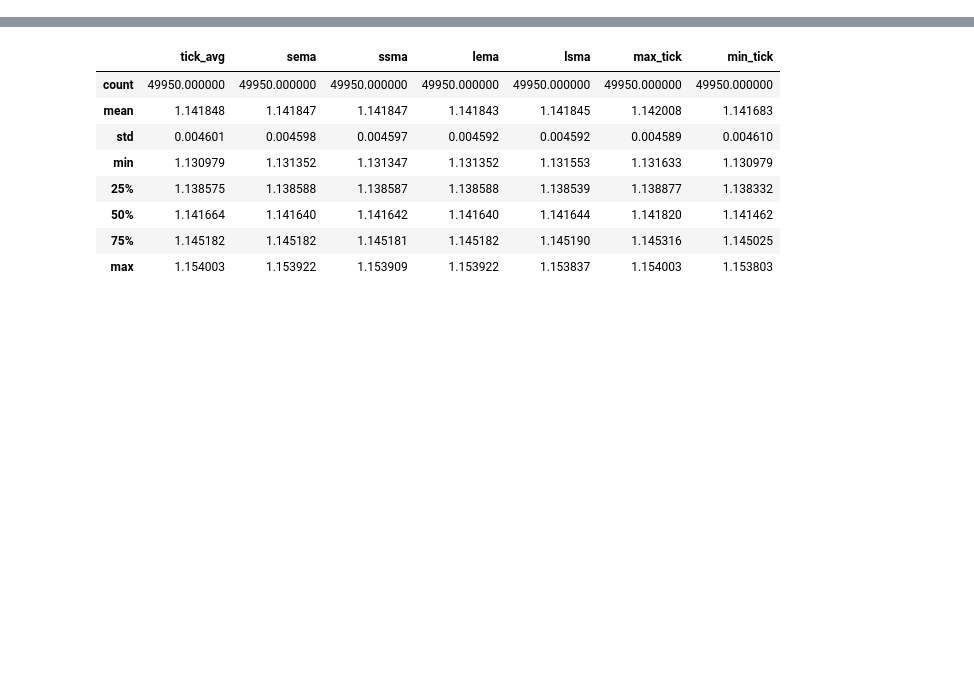
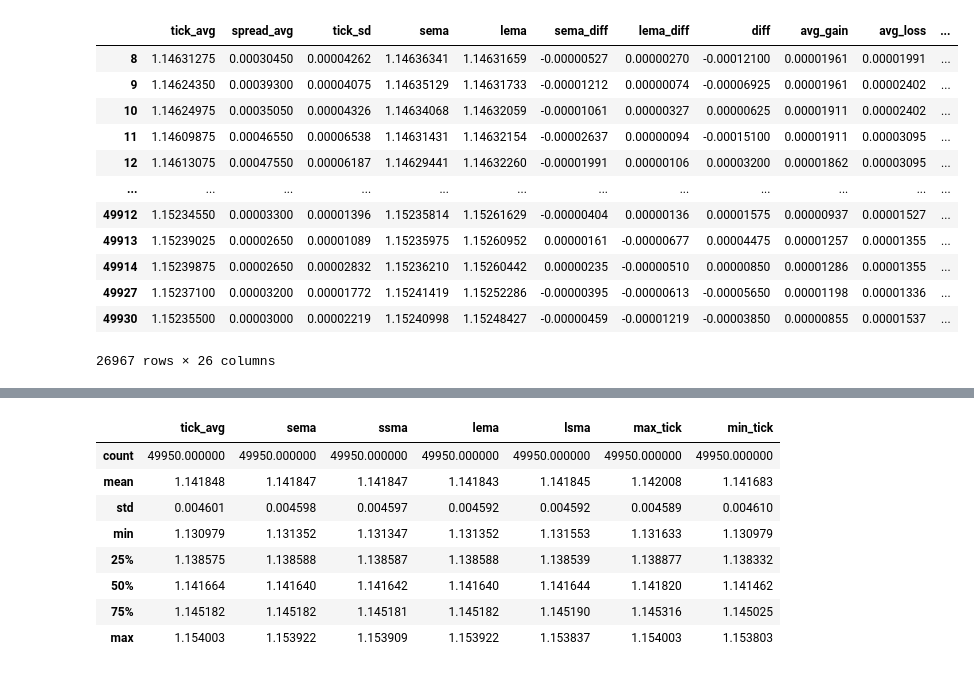
Before and after one commit to ramkumarr02/Oanda_Trading, a Jupyter notebook: data_analysis_v1.0.ipynb, the cells around one changed output, grey strips where cells are left out. Cells and saved outputs as stored; diff of their text form; code cells hidden in the pictures; blank space fills up the shorter version.

```diff
--- a/data_analysis_v1.0.ipynb
+++ b/data_analysis_v1.0.ipynb
@@ -5,8 +5,28 @@ pd.options.display.float_format = '{:.8f}'.format
 df_live = pd.read_csv('data\live_preds.csv')
 df_2019 = pd.read_csv('data/tab_tick_2019.csv')
 # %%
+df_2019['abs_diff'] = abs(df_2019['diff'])
 tot_cols = list(df_2019.columns)
-removed_cols = ['tick_avg', 'sema', 'ssma', 'lema', 'lsma', 'max_tick', 'min_tick']
+
+#removed_cols = ['tick_avg', 'sema', 'ssma', 'lema', 'lsma', 'max_tick', 'min_tick']
+removed_cols = ['sema', 'ssma', 'lema', 'lsma', 'max_tick', 'min_tick']
+
 remaining_cols = list(set(tot_cols) - set(removed_cols))
 remaining_cols.remove('direction')
 remaining_cols.sort()
+# %%
+df_2019[df_2019['max_gap'] > 0.0001]
+# %% [output]
+|  | tick_avg | spread_avg | tick_sd | sema | lema | sema_diff | lema_diff | diff | avg_gain | avg_loss | ... |
+| 8 | 1.14631275 | 0.00030450 | 0.00004262 | 1.14636341 | 1.14631659 | -0.00000527 | 0.00000270 | -0.00012100 | 0.00001961 | 0.00001991 | ... |
+| 9 | 1.14624350 | 0.00039300 | 0.00004075 | 1.14635129 | 1.14631733 | -0.00001212 | 0.00000074 | -0.00006925 | 0.00001961 | 0.00002402 | ... |
+| 10 | 1.14624975 | 0.00035050 | 0.00004326 | 1.14634068 | 1.14632059 | -0.00001061 | 0.00000327 | 0.00000625 | 0.00001911 | 0.00002402 | ... |
+| 11 | 1.14609875 | 0.00046550 | 0.00006538 | 1.14631431 | 1.14632154 | -0.00002637 | 0.00000094 | -0.00015100 | 0.00001911 | 0.00003095 | ... |
+| 12 | 1.14613075 | 0.00047550 | 0.00006187 | 1.14629441 | 1.14632260 | -0.00001991 | 0.00000106 | 0.00003200 | 0.00001862 | 0.00003095 | ... |
+| ... | ... | ... | ... | ... | ... | ... | ... | ... | ... | ... | ... |
+| 49912 | 1.15234550 | 0.00003300 | 0.00001396 | 1.15235814 | 1.15261629 | -0.00000404 | 0.00000136 | 0.00001575 | 0.00000937 | 0.00001527 | ... |
+| 49913 | 1.15239025 | 0.00002650 | 0.00001089 | 1.15235975 | 1.15260952 | 0.00000161 | -0.00000677 | 0.00004475 | 0.00001257 | 0.00001355 | ... |
+| 49914 | 1.15239875 | 0.00002650 | 0.00002832 | 1.15236210 | 1.15260442 | 0.00000235 | -0.00000510 | 0.00000850 | 0.00001286 | 0.00001355 | ... |
+| 49927 | 1.15237100 | 0.00003200 | 0.00001772 | 1.15241419 | 1.15252286 | -0.00000395 | -0.00000613 | -0.00005650 | 0.00001198 | 0.00001336 | ... |
+| 49930 | 1.15235500 | 0.00003000 | 0.00002219 | 1.15240998 | 1.15248427 | -0.00000459 | -0.00001219 | -0.00003850 | 0.00000855 | 0.00001537 | ... |
+26967 rows × 26 columns
```
Also changed, not shown: parts of 1 cell of this notebook, 3 other files.
